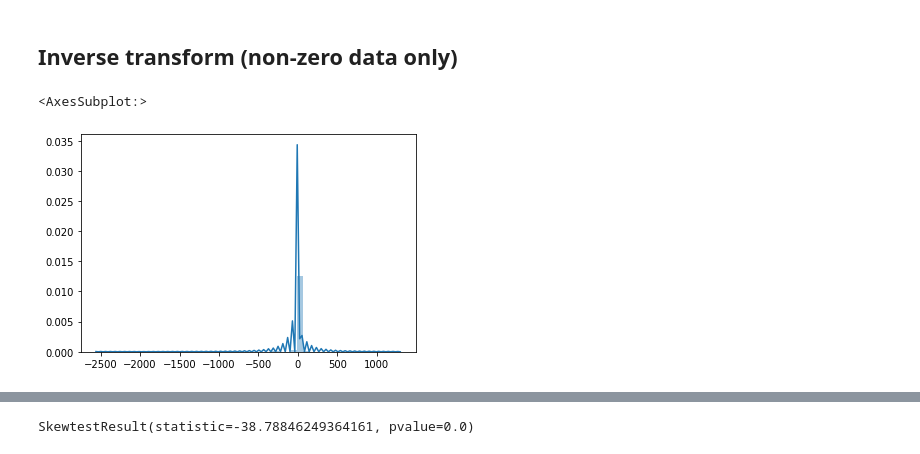
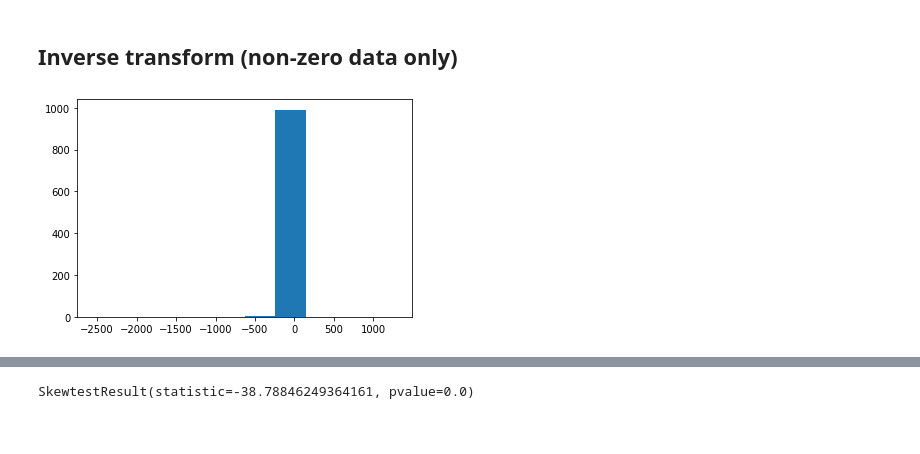
Before and after one commit to williewheeler/stats-demos, a Jupyter notebook: normalizing-exp-dist-data.ipynb, the cells around one changed output, grey strips where cells are left out. Saved outputs shown, nothing was run; the diff lists cells and outputs as text; code cells hidden in the pictures.

```diff
--- a/normalizing-exp-dist-data.ipynb
+++ b/normalizing-exp-dist-data.ipynb
@@ -76,9 +75,9 @@ SkewtestResult(statistic=7.217158402298691, pvalue=5.308512981685476e-13)
 ## Inverse transform (non-zero data only)
 # %%
 inv_data = np.reciprocal(1 - data)
-sns.distplot(inv_data, hist=True, kde=True, label="Inverse data")
+plt.hist(inv_data)
+plt.show()
 # %% [output]
-<AxesSubplot:>
-[figure, old version]
+[figure, new version]
 # %%
 sm.qqplot(inv_data, line='45')
```
Also changed, not shown: parts of 16 cells of this notebook, 5 other files.
